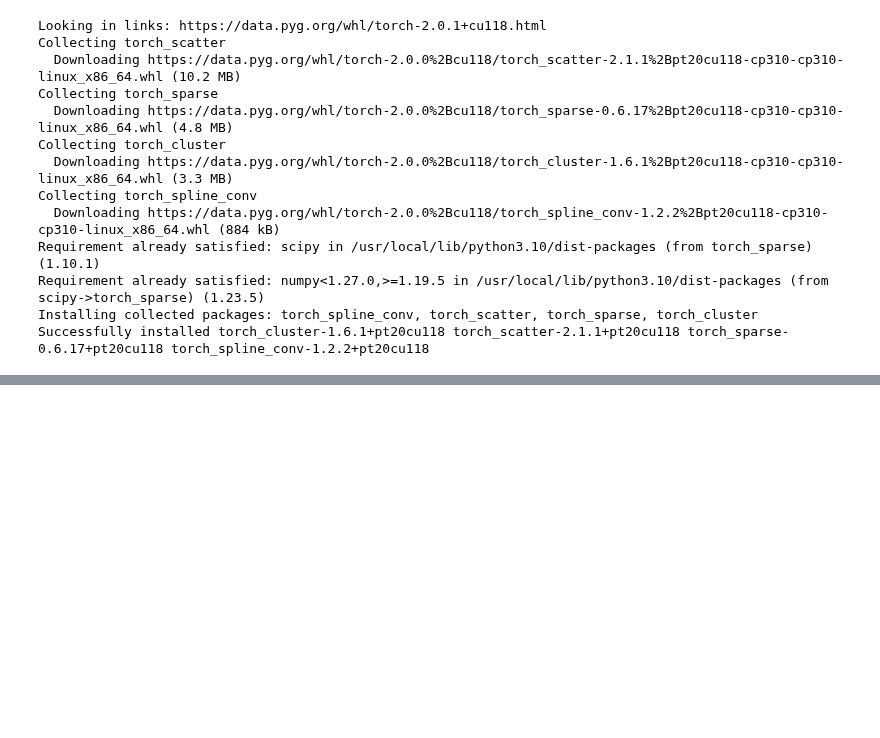
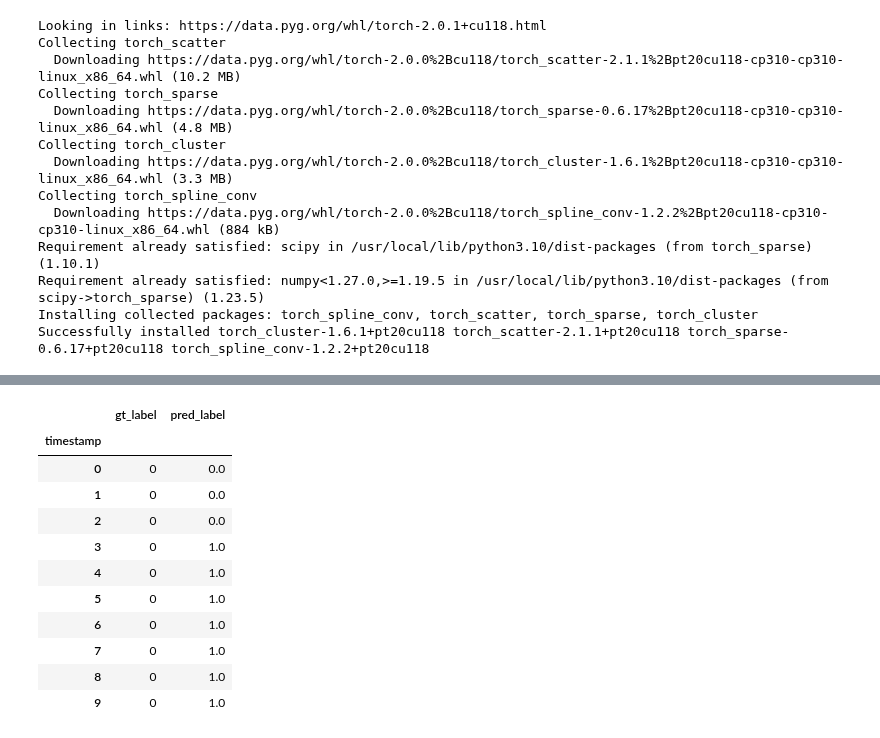
Before and after one commit to namvux1404/Anomalies-detection---Vector-workshop, a Jupyter notebook: testrun.ipynb, the cells around one changed output, grey strips where cells are left out. Saved outputs shown, nothing was run; the diff lists cells and outputs as text; code cells hidden in the pictures; blank space fills up the shorter version.

```diff
--- a/testrun.ipynb
+++ b/testrun.ipynb
@@ -140,0 +135,27 @@ recall: 0.99625
+# %%
+import pandas as pd
+import plotly.express as px
+from plotly.subplots import make_subplots
+import plotly.graph_objects as go
+
+path = '/content/Anomalies-detection---Vector-workshop/data/pred_labels.csv'
+df = pd.read_csv(path)
+df = df.rename(columns={"Unnamed: 0": "timestamp"})
+df = df.set_index('timestamp')
+# fig = px.line(df, x='timestamp', y= 'pred_label', markers=True)
+# fig.show()
+# %%
+df.head(10)
+# %% [output]
+|  | gt_label | pred_label |
+| timestamp |  |  |
+| 0 | 0 | 0.0 |
+| 1 | 0 | 0.0 |
+| 2 | 0 | 0.0 |
+| 3 | 0 | 1.0 |
+| 4 | 0 | 1.0 |
+| 5 | 0 | 1.0 |
+| 6 | 0 | 1.0 |
+| 7 | 0 | 1.0 |
+| 8 | 0 | 1.0 |
+| 9 | 0 | 1.0 |
```
Also changed, not shown: parts of 9 cells of this notebook.
